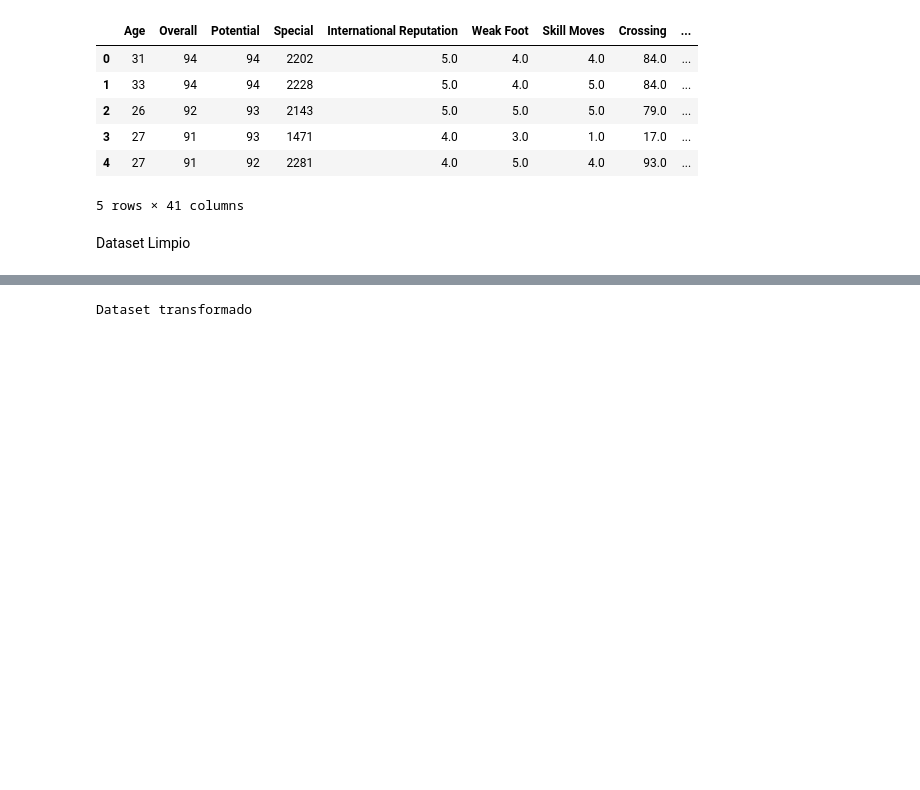
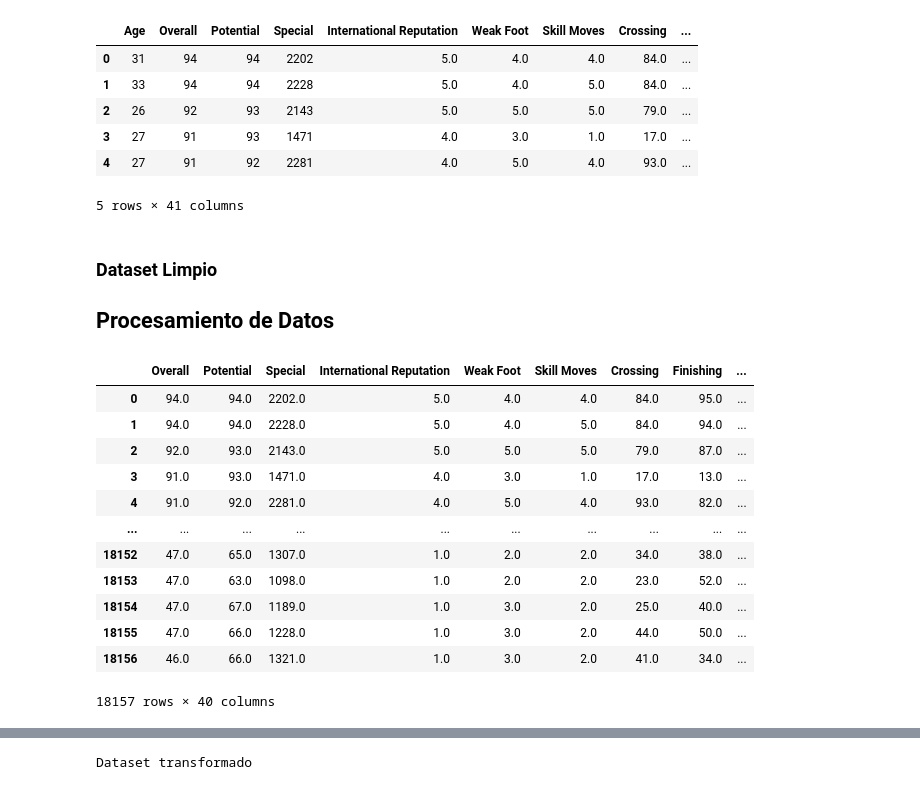
Before and after one commit to Jotivirix/Datamining_UFV, a Jupyter notebook: Lab1/entregable3/Lab1-Entregable3.ipynb, the cells around one changed output, grey strips where cells are left out. Cells and saved outputs as stored; diff of their text form; code cells hidden in the pictures; blank space fills up the shorter version.

```diff
--- a/Lab1/entregable3/Lab1-Entregable3.ipynb
+++ b/Lab1/entregable3/Lab1-Entregable3.ipynb
@@ -99,16 +102,33 @@ Tamaño sin duplicados 18157
 | 3 | 27 | 91 | 93 | 1471 | 4.0 | 3.0 | 1.0 | 17.0 | ... |
 | 4 | 27 | 91 | 92 | 2281 | 4.0 | 5.0 | 4.0 | 93.0 | ... |
 5 rows × 41 columns
-# %% [markdown]
-Dataset Limpio
+# %% [markdown]
+### Dataset Limpio
+
+## Procesamiento de Datos
 # %%
 #Separo entre datos y obtejitvo
 valores = ['Overall','Potential', 'Special', 'International Reputation',
        'Weak Foot', 'Skill Moves', 'Crossing', 'Finishing', 'HeadingAccuracy',
        'ShortPassing', 'Volleys', 'Dribbling', 'Curve', 'FKAccuracy',
        'LongPassing', 'BallControl', 'Acceleration', 'SprintSpeed', 'Agility',
        'Reactions', 'Balance', 'ShotPower', 'Jumping', 'Stamina', 'Strength',
        'LongShots', 'Aggression', 'Interceptions', 'Positioning', 'Vision',
        'Penalties', 'Composure', 'Marking', 'StandingTackle', 'SlidingTackle',
        'GKDiving', 'GKHandling', 'GKKicking', 'GKPositioning', 'GKReflexes']
 x = df.loc[:, valores].values
+pd.DataFrame(data=x,columns=valores)
+# %% [output]
+|  | Overall | Potential | Special | International Reputation | Weak Foot | Skill Moves | Crossing | Finishing | ... |
+| 0 | 94.0 | 94.0 | 2202.0 | 5.0 | 4.0 | 4.0 | 84.0 | 95.0 | ... |
+| 1 | 94.0 | 94.0 | 2228.0 | 5.0 | 4.0 | 5.0 | 84.0 | 94.0 | ... |
+| 2 | 92.0 | 93.0 | 2143.0 | 5.0 | 5.0 | 5.0 | 79.0 | 87.0 | ... |
+| 3 | 91.0 | 93.0 | 1471.0 | 4.0 | 3.0 | 1.0 | 17.0 | 13.0 | ... |
+| 4 | 91.0 | 92.0 | 2281.0 | 4.0 | 5.0 | 4.0 | 93.0 | 82.0 | ... |
+| ... | ... | ... | ... | ... | ... | ... | ... | ... | ... |
+| 18152 | 47.0 | 65.0 | 1307.0 | 1.0 | 2.0 | 2.0 | 34.0 | 38.0 | ... |
+| 18153 | 47.0 | 63.0 | 1098.0 | 1.0 | 2.0 | 2.0 | 23.0 | 52.0 | ... |
+| 18154 | 47.0 | 67.0 | 1189.0 | 1.0 | 3.0 | 2.0 | 25.0 | 40.0 | ... |
+| 18155 | 47.0 | 66.0 | 1228.0 | 1.0 | 3.0 | 2.0 | 44.0 | 50.0 | ... |
+| 18156 | 46.0 | 66.0 | 1321.0 | 1.0 | 3.0 | 2.0 | 41.0 | 34.0 | ... |
+18157 rows × 40 columns
```
Also changed, not shown: parts of 47 cells of this notebook, 1 other file.
